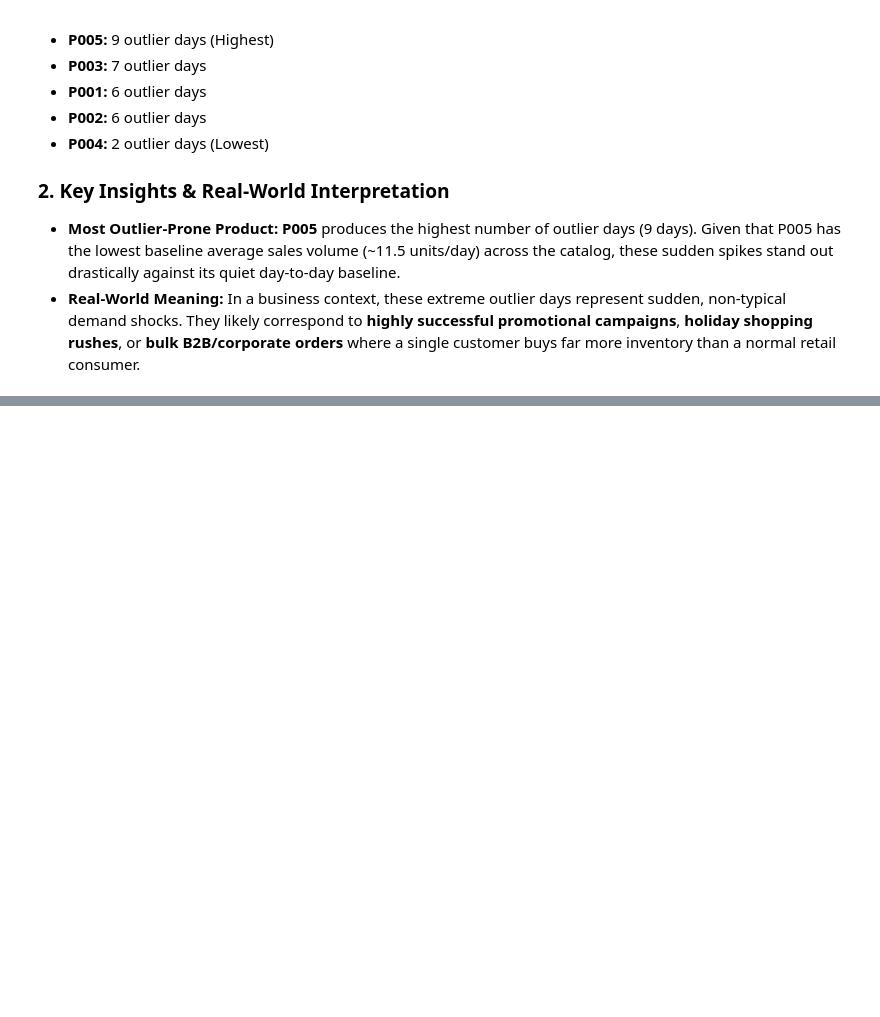
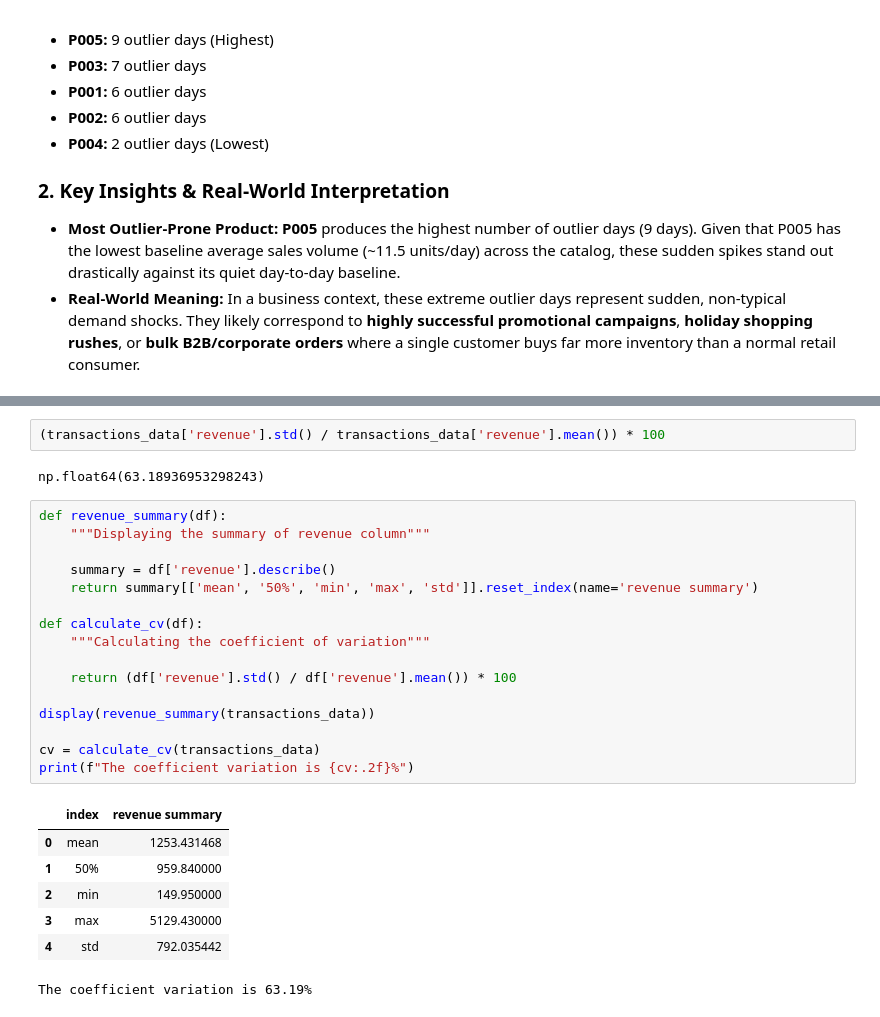
Before and after one commit to dominator959/ResilioChain, a Jupyter notebook: notebooks/eda/session_2_eda_univariate_analysis_part_A.ipynb, the cells around one changed output, grey strips where cells are left out. Cells and saved outputs as stored; diff of their text form; blank space fills up the shorter version.

```diff
--- a/notebooks/eda/session_2_eda_univariate_analysis_part_A.ipynb
+++ b/notebooks/eda/session_2_eda_univariate_analysis_part_A.ipynb
@@ -303,0 +294,28 @@ Using the standard Tukey's fence method ($IQR = Q3 - Q1$), the total number of h
+# %%
+(transactions_data['revenue'].std() / transactions_data['revenue'].mean()) * 100
+# %% [output]
+np.float64(63.18936953298243)
+# %%
+def revenue_summary(df):
+    """Displaying the summary of revenue column"""
+
+    summary = df['revenue'].describe()
+    return summary[['mean', '50%', 'min', 'max', 'std']].reset_index(name='revenue summary')
+
+def calculate_cv(df):
+    """Calculating the coefficient of variation"""
+
+    return (df['revenue'].std() / df['revenue'].mean()) * 100
+
+display(revenue_summary(transactions_data))
+
+cv = calculate_cv(transactions_data)
+print(f"The coefficient variation is {cv:.2f}%")
+# %% [output]
+|  | index | revenue summary |
+| 0 | mean | 1253.431468 |
+| 1 | 50% | 959.840000 |
+| 2 | min | 149.950000 |
+| 3 | max | 5129.430000 |
+| 4 | std | 792.035442 |
+The coefficient variation is 63.19%
```
Also changed, not shown: parts of 20 cells of this notebook.
